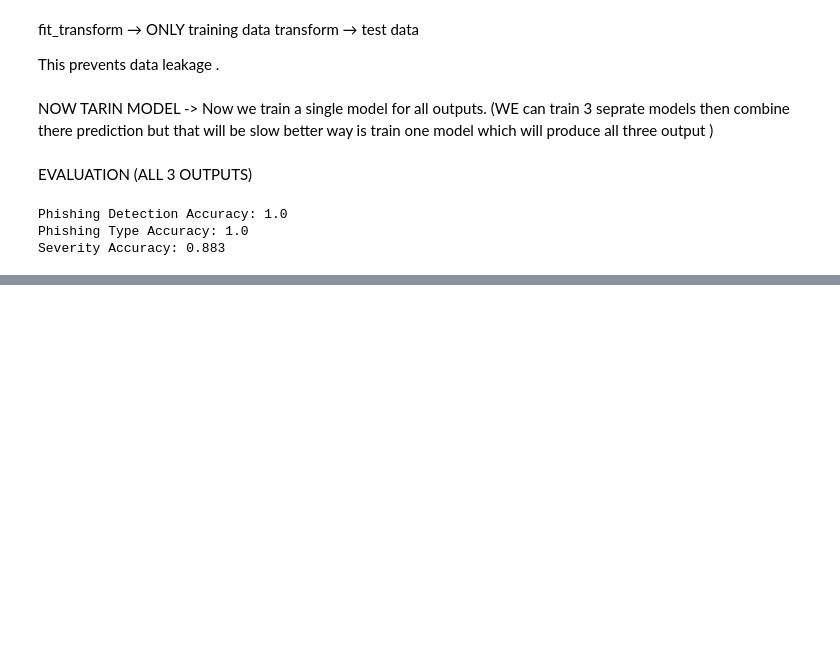
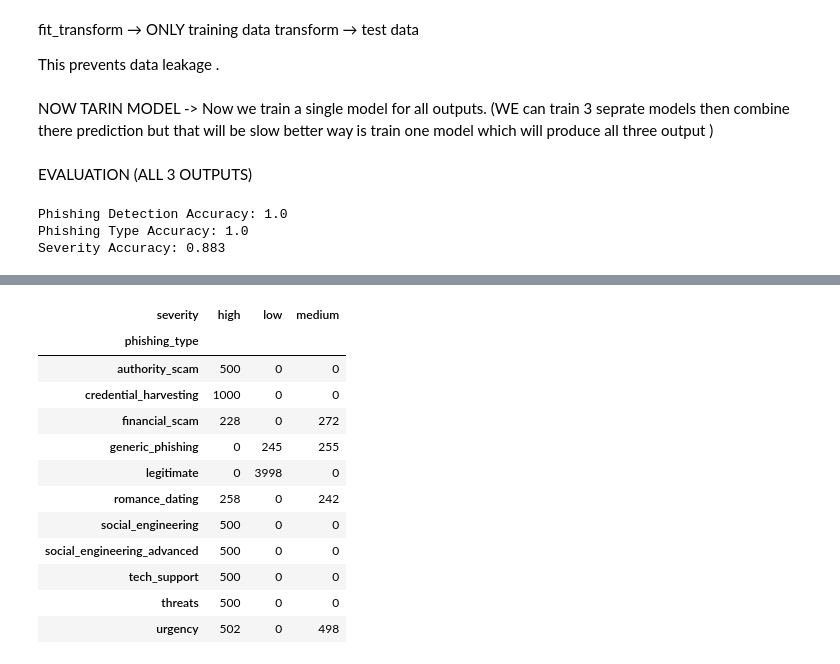
Before and after one commit to Ayushiverma844/Mini-Siem, a Jupyter notebook: Backend/explore_phishing.ipynb, the cells around one changed output, grey strips where cells are left out. Saved outputs shown, nothing was run; the diff lists cells and outputs as text; code cells hidden in the pictures; blank space fills up the shorter version.

```diff
--- a/Backend/explore_phishing.ipynb
+++ b/Backend/explore_phishing.ipynb
@@ -404,0 +426,19 @@ Severity Accuracy: 0.883
+# %%
+pd.crosstab(
+    df['phishing_type'],
+    df['severity']
+)
+# %% [output]
+| severity | high | low | medium |
+| phishing_type |  |  |  |
+| authority_scam | 500 | 0 | 0 |
+| credential_harvesting | 1000 | 0 | 0 |
+| financial_scam | 228 | 0 | 272 |
+| generic_phishing | 0 | 245 | 255 |
+| legitimate | 0 | 3998 | 0 |
+| romance_dating | 258 | 0 | 242 |
+| social_engineering | 500 | 0 | 0 |
+| social_engineering_advanced | 500 | 0 | 0 |
+| tech_support | 500 | 0 | 0 |
+| threats | 500 | 0 | 0 |
+| urgency | 502 | 0 | 498 |
```
Also changed, not shown: parts of 14 cells of this notebook, 10 other files.
